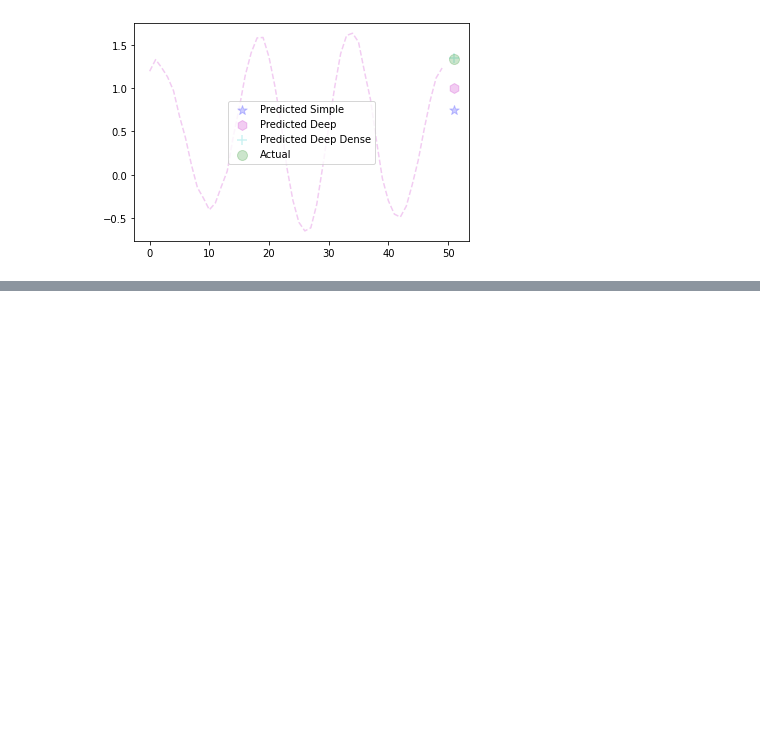
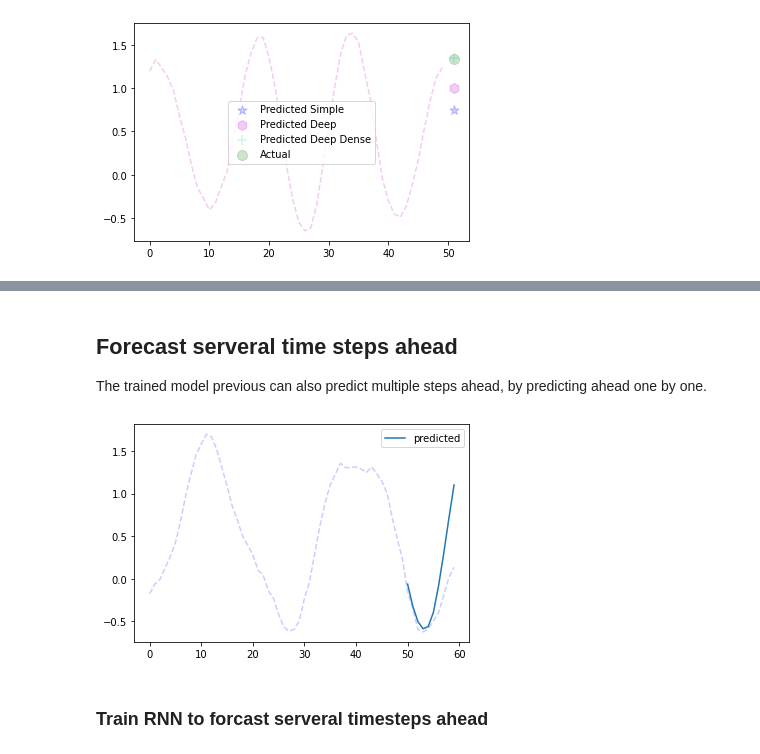
Before and after one commit to auslei/python, a Jupyter notebook: tensorflow/C1_Recurrent_neural_networks.ipynb, the cells around one changed output, grey strips where cells are left out. Saved outputs shown, nothing was run; the diff lists cells and outputs as text; code cells hidden in the pictures; blank space fills up the shorter version.

```diff
--- a/tensorflow/C1_Recurrent_neural_networks.ipynb
+++ b/tensorflow/C1_Recurrent_neural_networks.ipynb
@@ -142,13 +152,30 @@ array(0.16205916, dtype=float32)
+# %% [markdown]
+## Forecast serveral time steps ahead
+
+The trained model previous can also predict multiple steps ahead, by predicting ahead one by one.
 # %%
-## Forecast serveral time steps ahead
-
 series = generate_time_series(1, n_steps + 10)
 X_new, Y_new = series[:, :n_steps], series[:, n_steps:]
 
 X = X_new
 
+# loop for each of the step from 0 - 9
 for step_ahead in range(10):
-    y_pred_one = model.predict(X[:, step_ahead:])[:, np.newaxis, :]
-    X = np.concatenate([X, y_pred_one], axis = 1)
+    # predict by taking X, and sarting for starting with series fro step_ahead (note dim are [batch, series, 1])
+    y_pred_one = model3.predict(X[:, step_ahead:])
+    y_pred_one = y_pred_one[:, np.newaxis, :] # reshape to the same as X
+    X = np.concatenate([X, y_pred_one], axis = 1) # add to X
 
 y_pred = X[:, n_steps:]
+# %%
+seq = X_new.squeeze()
+
+plt.plot(np.arange(60), series.squeeze(), linestyle = '--', alpha = 0.2, color = 'b')
+plt.plot(np.arange(60)[-10:], y_pred.squeeze(), label = 'predicted')
+plt.legend()
+
+plt.show()
+# %% [output]
+[figure, added]
+# %% [markdown]
+### Train RNN to forcast serveral timesteps ahead
```
Also changed, not shown: parts of 5 cells of this notebook.
